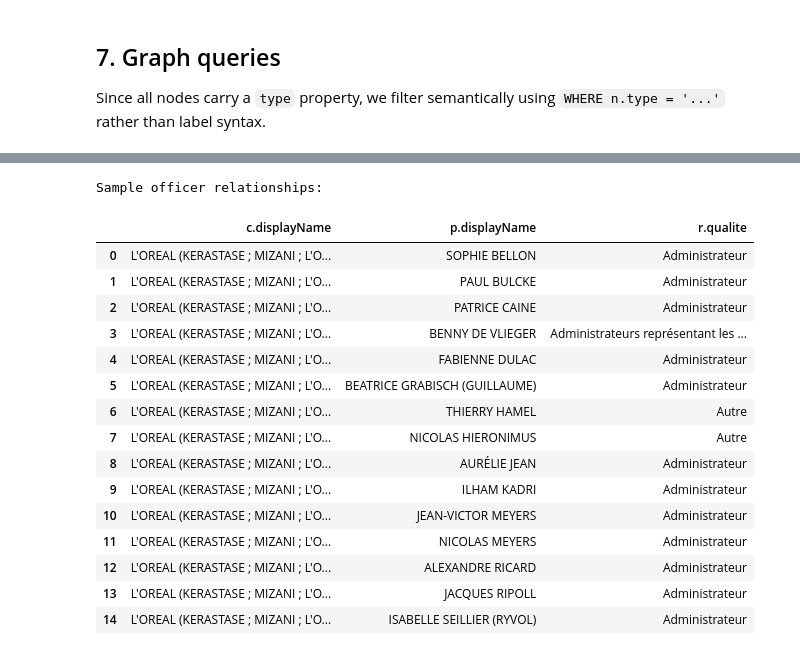
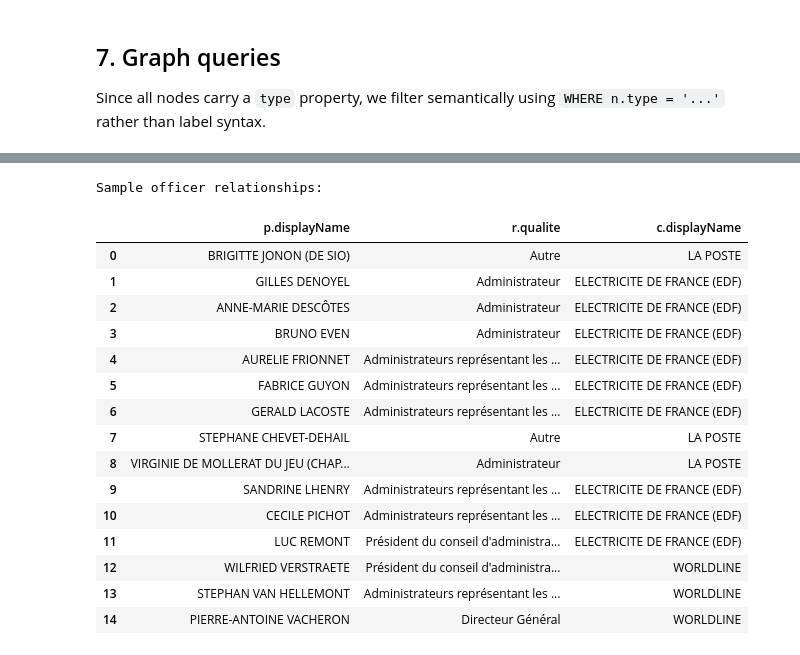
Before and after one commit to turing-db/turingdb-examples, a Jupyter notebook: examples/notebooks/public_version/french_corporate_network.ipynb, the cells around one changed output, grey strips where cells are left out. Drawn from its saved outputs; the diff is of its cells as text; code cells hidden in the pictures.

```diff
--- a/examples/notebooks/public_version/french_corporate_network.ipynb
+++ b/examples/notebooks/public_version/french_corporate_network.ipynb
@@ -89,17 +137,17 @@ Will fetch data for 30 companies
 
 raw_companies = []
 
-for name in COMPANIES:
-    resp = requests.get(API_URL, params={"q": name, "per_page": 1})
+for name, siren in tqdm(COMPANIES.items()):
+    resp = requests.get(API_URL, params={"q": siren, "per_page": 1})
     resp.raise_for_status()
     results = resp.json().get("results", [])
     if not results:
-        print(f"  ⚠ Not found: {name}")
+        print(f"  ⚠ Not found: {name} ({siren})")
         continue
     company = results[0]
     raw_companies.append(company)
-    print(f"  ✓ {company['nom_complet']} (SIREN: {company['siren']}) — {len(company.get('dirigeants', []))} dirigeants")
-    time.sleep(0.15)  # be polite to the API
+    print(f"  ✓ {company['nom_complet']} — {len(company.get('dirigeants', []))} dirigeants")
+    time.sleep(0.15)
 
 print(f"\nFetched {len(raw_companies)} companies")
 # %% [output]
@@ -229,7 +275,8 @@ for c in raw_companies:
                 prenoms=prenoms,
                 annee_de_naissance=int(annee) if annee else 0,
             )
-            G.add_edge(siren, person_id, type="IS_OFFICER_OF", qualite=qualite)
+            # Person IS_OFFICER_OF Company
+            G.add_edge(person_id, siren, type="IS_OFFICER_OF", qualite=qualite)
 
         elif d["type_dirigeant"] == "personne morale" and d.get("siren"):
             auditor_siren = d["siren"]
@@ -241,7 +288,8 @@ for c in raw_companies:
                 categorie="",
                 date_creation="",
             )
-            G.add_edge(siren, auditor_siren, type="IS_AUDITOR_OF", qualite=qualite)
+            # Auditor firm IS_AUDITOR_OF Company
+            G.add_edge(auditor_siren, siren, type="IS_AUDITOR_OF", qualite=qualite)
 
 print(f"Graph: {G.number_of_nodes():,} nodes, {G.number_of_edges():,} edges")
 print(f"  Company nodes: {sum(1 for _, d in G.nodes(data=True) if d.get('type') == 'Company')}")
@@ -353,30 +401,30 @@ IS_AUDITOR_OF edges:
 # %%
-# Sample companies with their officers
+# Sample officer relationships
 print("Sample officer relationships:")
 display(client.query("""
-    MATCH (c)-[r]->(p)
-    WHERE c.type = 'Company' AND p.type = 'Person' AND r.type = 'IS_OFFICER_OF'
-    RETURN c.displayName, p.displayName, r.qualite
+    MATCH (p)-[r]->(c)
+    WHERE p.type = 'Person' AND c.type = 'Company' AND r.type = 'IS_OFFICER_OF'
+    RETURN p.displayName, r.qualite, c.displayName
     LIMIT 15
 """))
 # %% [output]
 Sample officer relationships:
-|  | c.displayName | p.displayName | r.qualite |
-| 0 | L'OREAL (KERASTASE ; MIZANI ; L'O... | SOPHIE BELLON | Administrateur |
-| 1 | L'OREAL (KERASTASE ; MIZANI ; L'O... | PAUL BULCKE | Administrateur |
-| 2 | L'OREAL (KERASTASE ; MIZANI ; L'O... | PATRICE CAINE | Administrateur |
-| 3 | L'OREAL (KERASTASE ; MIZANI ; L'O... | BENNY DE VLIEGER | Administrateurs représentant les ... |
-| 4 | L'OREAL (KERASTASE ; MIZANI ; L'O... | FABIENNE DULAC | Administrateur |
-| 5 | L'OREAL (KERASTASE ; MIZANI ; L'O... | BEATRICE GRABISCH (GUILLAUME) | Administrateur |
-| 6 | L'OREAL (KERASTASE ; MIZANI ; L'O... | THIERRY HAMEL | Autre |
-| 7 | L'OREAL (KERASTASE ; MIZANI ; L'O... | NICOLAS HIERONIMUS | Autre |
-| 8 | L'OREAL (KERASTASE ; MIZANI ; L'O... | AURÉLIE JEAN | Administrateur |
-| 9 | L'OREAL (KERASTASE ; MIZANI ; L'O... | ILHAM KADRI | Administrateur |
-| 10 | L'OREAL (KERASTASE ; MIZANI ; L'O... | JEAN-VICTOR MEYERS | Administrateur |
-| 11 | L'OREAL (KERASTASE ; MIZANI ; L'O... | NICOLAS MEYERS | Administrateur |
-| 12 | L'OREAL (KERASTASE ; MIZANI ; L'O... | ALEXANDRE RICARD | Administrateur |
-| 13 | L'OREAL (KERASTASE ; MIZANI ; L'O... | JACQUES RIPOLL | Administrateur |
-| 14 | L'OREAL (KERASTASE ; MIZANI ; L'O... | ISABELLE SEILLIER (RYVOL) | Administrateur |
+|  | p.displayName | r.qualite | c.displayName |
+| 0 | BRIGITTE JONON (DE SIO) | Autre | LA POSTE |
+| 1 | GILLES DENOYEL | Administrateur | ELECTRICITE DE FRANCE (EDF) |
+| 2 | ANNE-MARIE DESCÔTES | Administrateur | ELECTRICITE DE FRANCE (EDF) |
+| 3 | BRUNO EVEN | Administrateur | ELECTRICITE DE FRANCE (EDF) |
+| 4 | AURELIE FRIONNET | Administrateurs représentant les ... | ELECTRICITE DE FRANCE (EDF) |
+| 5 | FABRICE GUYON | Administrateurs représentant les ... | ELECTRICITE DE FRANCE (EDF) |
+| 6 | GERALD LACOSTE | Administrateurs représentant les ... | ELECTRICITE DE FRANCE (EDF) |
+| 7 | STEPHANE CHEVET-DEHAIL | Autre | LA POSTE |
+| 8 | VIRGINIE DE MOLLERAT DU JEU (CHAP... | Administrateur | LA POSTE |
+| 9 | SANDRINE LHENRY | Administrateurs représentant les ... | ELECTRICITE DE FRANCE (EDF) |
+| 10 | CECILE PICHOT | Administrateurs représentant les ... | ELECTRICITE DE FRANCE (EDF) |
+| 11 | LUC REMONT | Président du conseil d'administra... | ELECTRICITE DE FRANCE (EDF) |
+| 12 | WILFRIED VERSTRAETE | Président du conseil d'administra... | WORLDLINE |
+| 13 | STEPHAN VAN HELLEMONT | Administrateurs représentant les ... | WORLDLINE |
+| 14 | PIERRE-ANTOINE VACHERON | Directeur Général | WORLDLINE |
 # %%
 # Filter by role: Directeurs Généraux
 print("Directeurs Généraux across all companies:")
```
Also changed, not shown: parts of 46 cells of this notebook.
